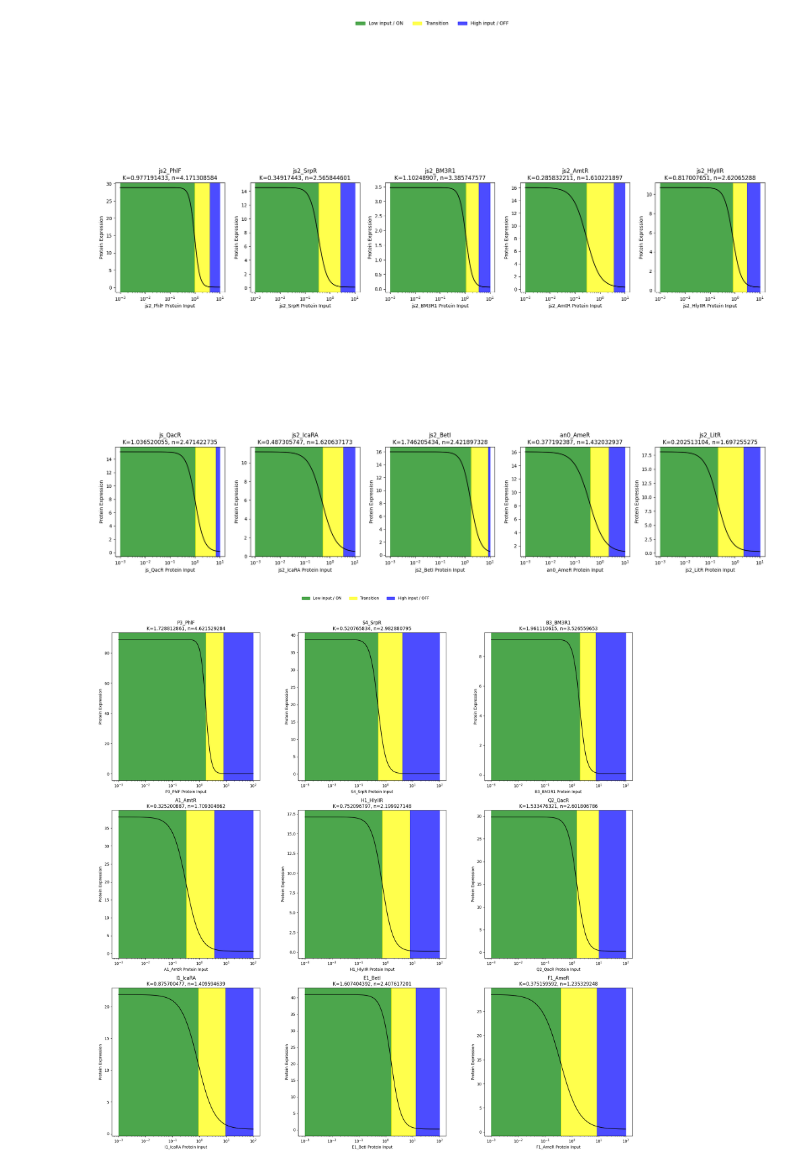
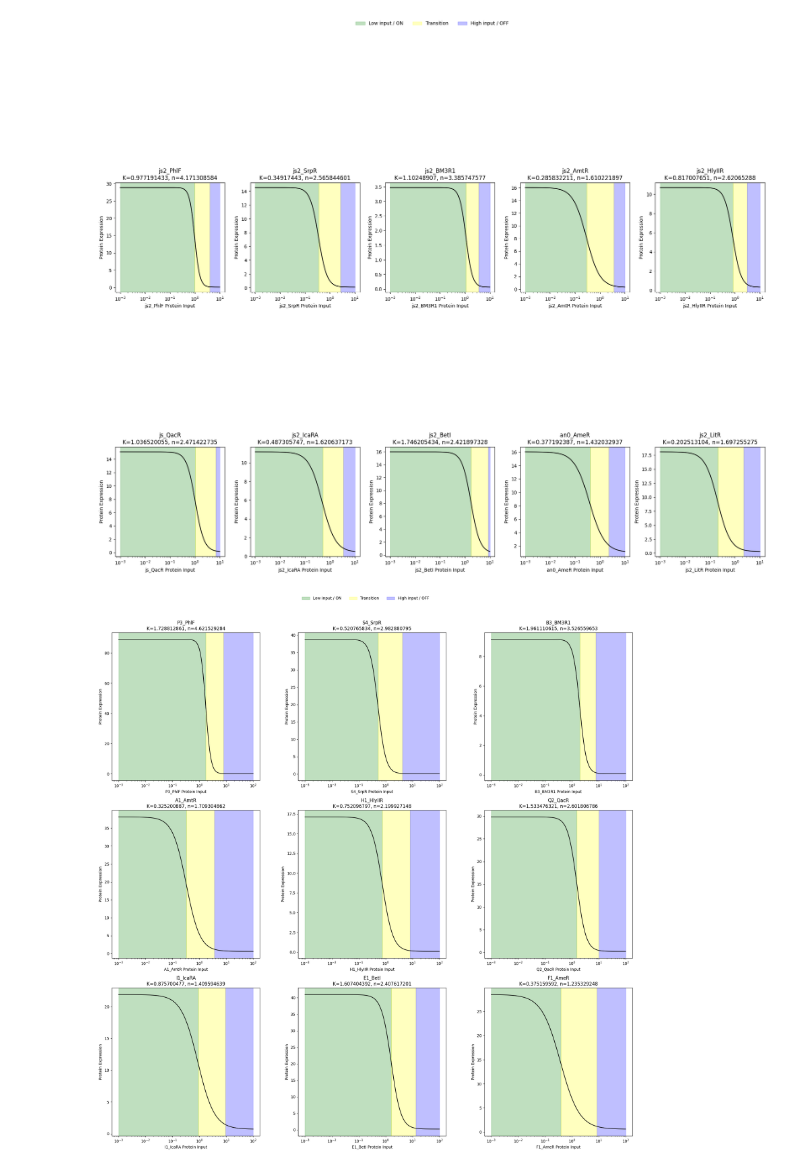
Before and after one commit to shruthir1/EE195_Research, a Jupyter notebook: library/NOR_gate/graphingNOR.ipynb, the cells around one changed output. Drawn from its saved outputs; the diff is of its cells as text; code cells hidden in the pictures.

```diff
--- a/library/NOR_gate/graphingNOR.ipynb
+++ b/library/NOR_gate/graphingNOR.ipynb
@@ -39,11 +41,11 @@ x = np.logspace(-3, 2, 400)
 for index, row in file.iterrows():
     axis = axes.flat[index]
     y = row["ymin"] + (row["ymax"] - row["ymin"]) / (1.0 + (x / row["K"]) ** row["n"])
-    axis.axvspan(x.min(), row["IL"], color= "green", alpha=0.7,
+    axis.axvspan(x.min(), row["IL"], color= "green", alpha=0.25,
                  label="Low input / ON" if index == 0 else None)
-    axis.axvspan(row["IL"], row["IH"], color= "yellow", alpha=0.7,
+    axis.axvspan(row["IL"], row["IH"], color= "yellow", alpha=0.25,
                  label="Transition" if index == 0 else None)
-    axis.axvspan(row["IH"], x.max(), color= "blue", alpha=0.7,
+    axis.axvspan(row["IH"], x.max(), color= "blue", alpha=0.25,
                  label="High input / OFF" if index == 0 else None)
     axis.plot(x, y, color="black", linewidth=1.5, zorder=2)
     axis.set_xscale("log")
@@ -63,11 +65,11 @@ x = np.logspace(-3, 1, 400)
 for index, row in file.iterrows():
     axis = axes.flat[index]
     y = row["ymin"] + (row["ymax"] - row["ymin"]) / (1.0 + (x / row["K"]) ** row["n"])
-    axis.axvspan(x.min(), row["IL"], color="green", alpha=0.7,
+    axis.axvspan(x.min(), row["IL"], color="green", alpha=0.25,
                  label="Low input / ON" if index == 0 else None)
-    axis.axvspan(row["IL"], row["IH"], color="yellow", alpha=0.7,
+    axis.axvspan(row["IL"], row["IH"], color="yellow", alpha=0.25,
                  label="Transition" if index == 0 else None)
-    axis.axvspan(row["IH"], x.max(), color="blue", alpha=0.7,
+    axis.axvspan(row["IH"], x.max(), color="blue", alpha=0.25,
                  label="High input / OFF" if index == 0 else None)
     axis.plot(x, y, color="black", linewidth=1.5, zorder=2)
     axis.set_xscale("log")
@@ -87,11 +89,11 @@ x = np.logspace(-3, 1, 400)
 for index, row in file.iterrows():
     axis = axes.flat[index]
     y = row["ymin"] + (row["ymax"] - row["ymin"]) / (1.0 + (x / row["K"]) ** row["n"])
-    axis.axvspan(x.min(), row["IL"], color="green", alpha=0.7,
+    axis.axvspan(x.min(), row["IL"], color="green", alpha=0.25,
                  label="Low input / ON" if index == 0 else None)
-    axis.axvspan(row["IL"], row["IH"], color="yellow", alpha=0.7,
+    axis.axvspan(row["IL"], row["IH"], color="yellow", alpha=0.25,
                  label="Transition" if index == 0 else None)
-    axis.axvspan(row["IH"], x.max(), color="blue", alpha=0.7,
+    axis.axvspan(row["IH"], x.max(), color="blue", alpha=0.25,
                  label="High input / OFF" if index == 0 else None)
     axis.plot(x, y, color="black", linewidth=1.5, zorder=2)
     axis.set_xscale("log")
@@ -112,11 +114,11 @@ x = np.logspace(-3, 1, 400)
 for index, row in file.iterrows():
     axis = axes.flat[index]
     y = row["ymin"] + (row["ymax"] - row["ymin"]) / (1.0 + (x / row["K"]) ** row["n"])
-    axis.axvspan(x.min(), row["IL"], color="green", alpha=0.7,
+    axis.axvspan(x.min(), row["IL"], color="green", alpha=0.25,
                  label="Low input / ON" if index == 0 else None)
-    axis.axvspan(row["IL"], row["IH"], color="yellow", alpha=0.7,
+    axis.axvspan(row["IL"], row["IH"], color="yellow", alpha=0.25,
                  label="Transition" if index == 0 else None)
-    axis.axvspan(row["IH"], x.max(), color="blue", alpha=0.7,
+    axis.axvspan(row["IH"], x.max(), color="blue", alpha=0.25,
                  label="High input / OFF" if index == 0 else None)
     axis.plot(x, y, color="black", linewidth=1.5, zorder=2)
     axis.set_xscale("log")
@@ -128,28 +130,28 @@ fig.legend(*axes.flat[0].get_legend_handles_labels(), loc="upper center", ncol=3
 plt.tight_layout(rect=(0, 0, 1, 0.96))
 plt.show()
 # %% [output]
-[figure, old version]
+[figure, new version]
 # %%
 file = pd.read_csv("parsed_EcoJS4ib_110215.csv")
 fig, axes = plt.subplots(3, 3, figsize=(20, 20))
 x = np.logspace(-3, 2, 400)
 for index, row in file.iterrows():
     axis = axes.flat[index]
     y = row["ymin"] + (row["ymax"] - row["ymin"]) / (1.0 + (x / row["K"]) ** row["n"])
-    axis.axvspan(x.min(), row["IL"], color="green", alpha=0.7, label="Low input / ON" if index == 0 else None)
-    axis.axvspan(row["IL"], row["IH"], color="yellow", alpha=0.7, label="Transition" if index == 0 else None)
-    axis.axvspan(row["IH"], x.max(), color="blue", alpha=0.7,label="High input / OFF" if index == 0 else None)
+    axis.axvspan(x.min(), row["IL"], color="green", alpha=0.25, label="Low input / ON" if index == 0 else None)
+    axis.axvspan(row["IL"], row["IH"], color="yellow", alpha=0.25, label="Transition" if index == 0 else None)
+    axis.axvspan(row["IH"], x.max(), color="blue", alpha=0.25,label="High input / OFF" if index == 0 else None)
     axis.plot(x, y, color="black", linewidth=1.5, zorder=2)
     axis.set_xscale("log")
     axis.set_box_aspect(1)
     axis.set_title(f"{row['name']}\nK={row['K']}, n={row['n']}")
     axis.set_xlabel(f"{row['name']} Protein Input")
     axis.set_ylabel("Protein Expression")
 fig.legend(*axes.flat[0].get_legend_handles_labels(), loc="upper center", ncol=3, frameon=False)
 plt.tight_layout(rect=(0, 0, 1, 0.96))
 plt.show()
 # %% [output]
-[figure, old version]
+[figure, new version]
 # %%
 file = pd.read_csv("parsed_EcoJS4ib_111015.csv")
 fig, axes = plt.subplots(3, 3, figsize=(20, 20))
```
Also changed, not shown: parts of 6 cells of this notebook, 1 other file.
